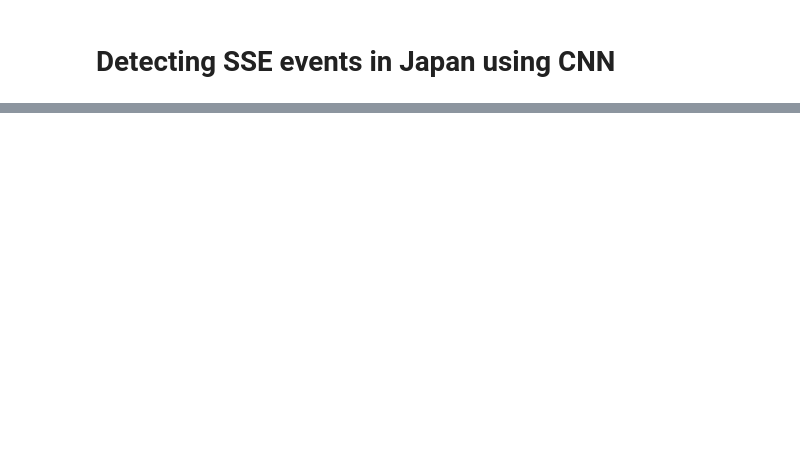
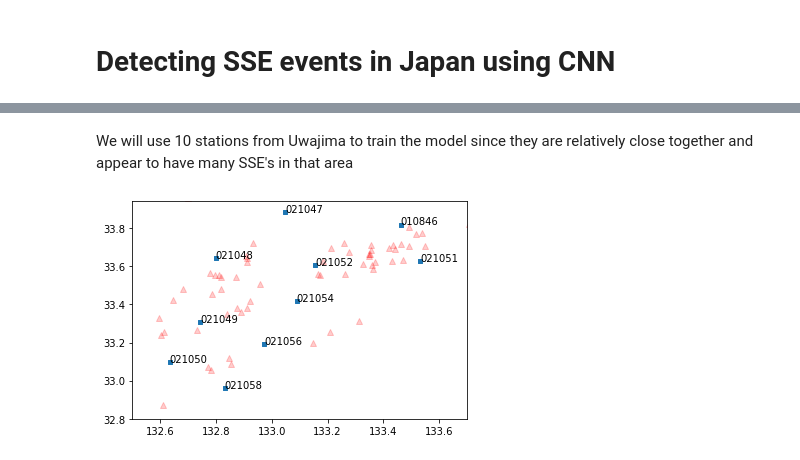
Before and after one commit to HaxbyH/JapanSSEs, a Jupyter notebook: japan-notebook.ipynb, the cells around one changed output, grey strips where cells are left out. Cells and saved outputs as stored; diff of their text form; code cells hidden in the pictures; blank space fills up the shorter version.

```diff
--- a/japan-notebook.ipynb
+++ b/japan-notebook.ipynb
@@ -94,0 +168,16 @@ print(GNSSdata[3].tail())
+# %% [markdown]
+We will use 10 stations from Uwajima to train the model since they are relatively close together and appear to have many SSE's in that area
+# %%
+plt.scatter(stations_cord_df.lon, stations_cord_df.lat, zorder=1, marker='s', s=10)
+for name in stationnames:
+    plt.annotate(name, (stations_cord_df[stations_cord_df.station==name].lon, stations_cord_df[stations_cord_df.station==name].lat))
+plt.scatter(sortedSSE.lon, sortedSSE.lat, alpha=0.2, color='red', marker='^')
+
+# this is messy but used to find a SSE date close to a station
+# for i in range(knownSSE.shape[0]):
+#     plt.annotate(knownSSE.loc[i].date, (knownSSE.loc[i].lon, knownSSE.loc[i].lat),
+#                  fontsize=6)
+plt.xlim(132.5,133.7)
+plt.ylim(32.8,33.94);
+# %% [output]
+[figure, added]
```
Also changed, not shown: parts of 20 cells of this notebook.
